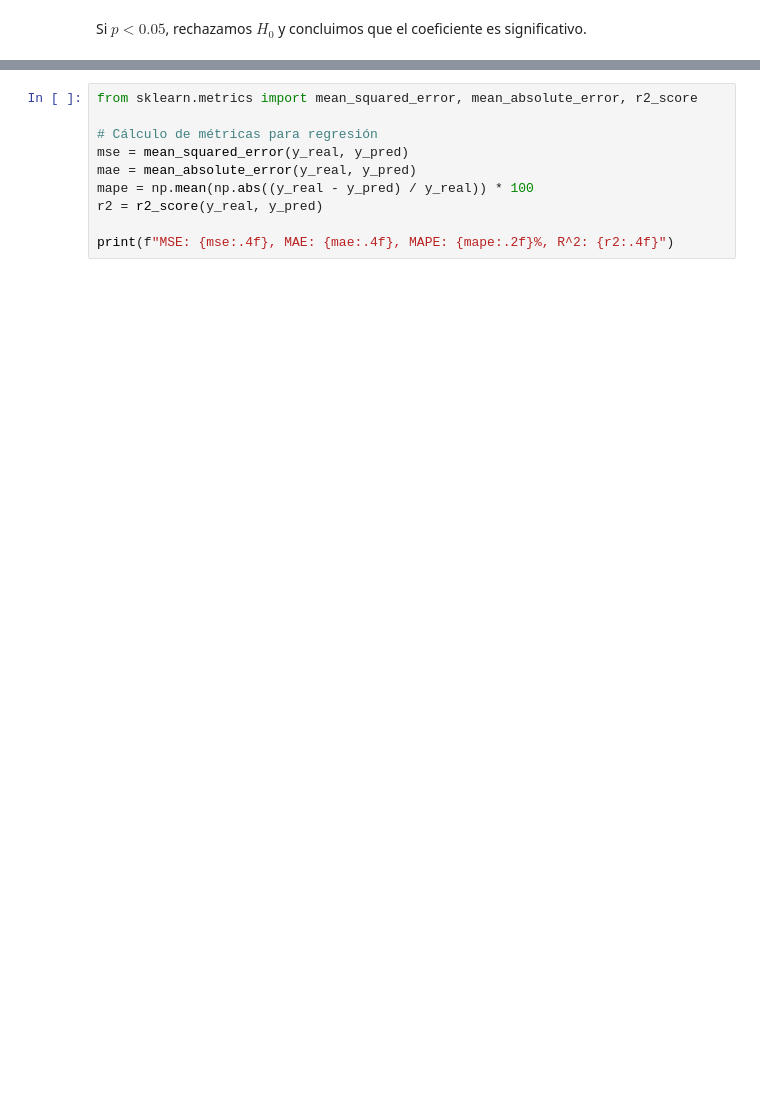
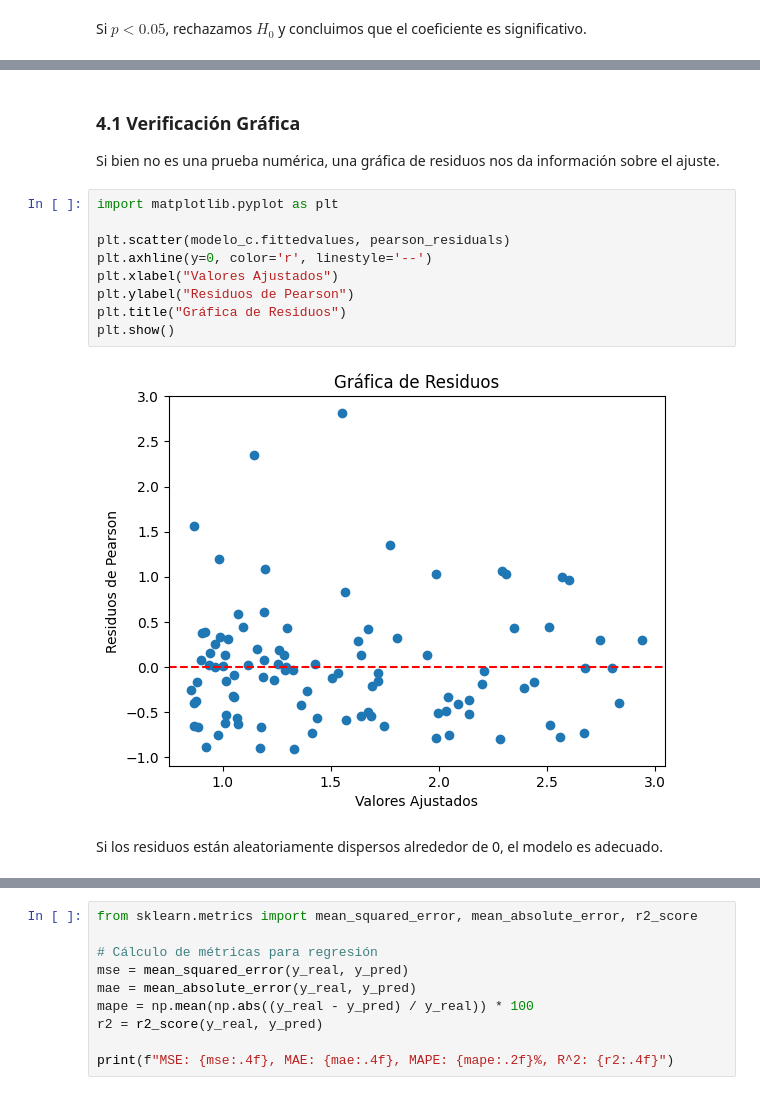
Before and after one commit to pikey-msc/AprendizMaquina, a Jupyter notebook: 2025-2/Regresion/MLG.ipynb, the cells around one changed output, grey strips where cells are left out. Saved outputs shown, nothing was run; the diff lists cells and outputs as text; blank space fills up the shorter version.

```diff
--- a/2025-2/Regresion/MLG.ipynb
+++ b/2025-2/Regresion/MLG.ipynb
@@ -711,2 +961,19 @@ plt.show()
+# %% [markdown]
+### **4.1 Verificación Gráfica**
+
+Si bien no es una prueba numérica, una gráfica de residuos nos da información sobre el ajuste.
+# %%
+import matplotlib.pyplot as plt
+
+plt.scatter(modelo_c.fittedvalues, pearson_residuals)
+plt.axhline(y=0, color='r', linestyle='--')
+plt.xlabel("Valores Ajustados")
+plt.ylabel("Residuos de Pearson")
+plt.title("Gráfica de Residuos")
+plt.show()
+# %% [output]
+[figure, added]
+# %% [markdown]
+Si los residuos están aleatoriamente dispersos alrededor de 0, el modelo es adecuado.
 # %% [markdown]
 
```
Also changed, not shown: parts of 37 cells of this notebook.
